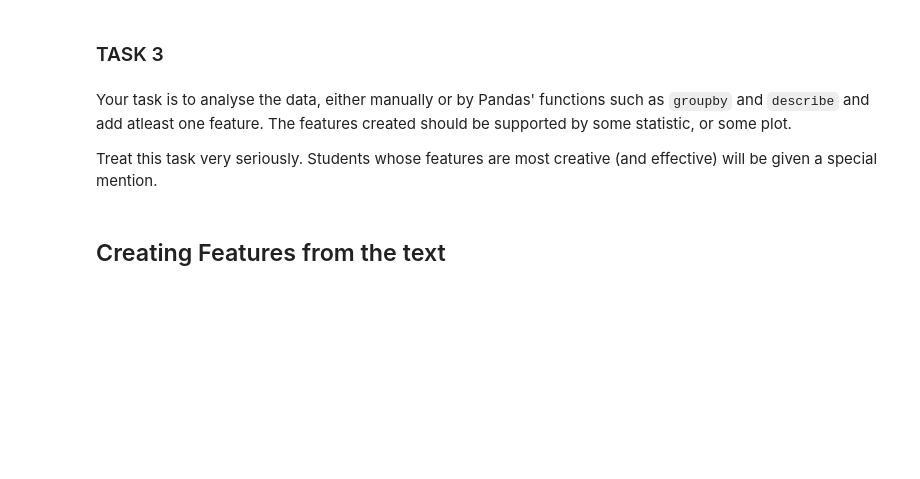
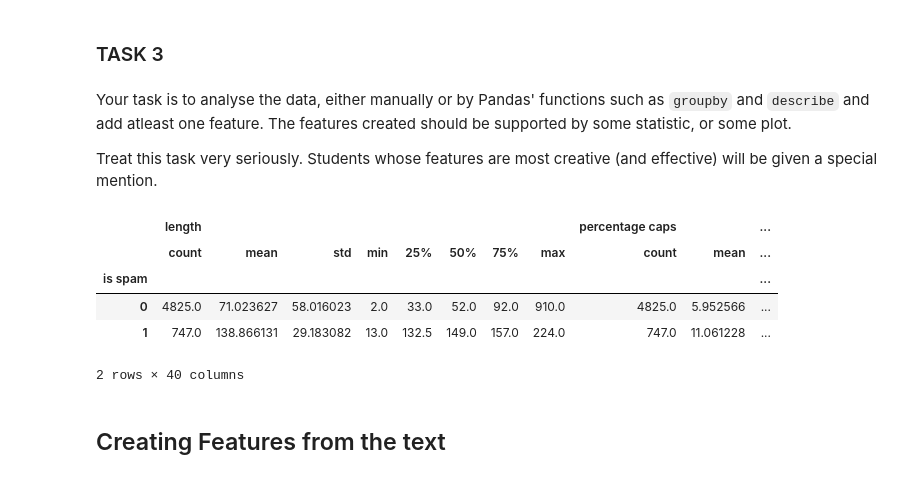
Before and after one commit to COPS-IITBHU/mlss18-assignment2, a Jupyter notebook: Assignment 2.ipynb, the cells around one changed output. Drawn from its saved outputs; the diff is of its cells as text; code cells hidden in the pictures; blank space fills up the shorter version.

```diff
--- a/Assignment 2.ipynb
+++ b/Assignment 2.ipynb
@@ -276,9 +277,16 @@ Your task is to analyse the data, either manually or by Pandas' functions such a
 Treat this task very seriously. Students whose features are most creative (and effective) will be given a special mention.
 # %%
 # YOUR CODE STARTS HERE
-
+df.groupby('is spam').describe()
 
 # YOUR CODE ENDS HERE
+# %% [output]
+|  | length |  |  |  |  |  |  |  | percentage caps |  | ... |
+|  | count | mean | std | min | 25% | 50% | 75% | max | count | mean | ... |
+| is spam |  |  |  |  |  |  |  |  |  |  | ... |
+| 0 | 4825.0 | 71.023627 | 58.016023 | 2.0 | 33.0 | 52.0 | 92.0 | 910.0 | 4825.0 | 5.952566 | ... |
+| 1 | 747.0 | 138.866131 | 29.183082 | 13.0 | 132.5 | 149.0 | 157.0 | 224.0 | 747.0 | 11.061228 | ... |
+2 rows × 40 columns
 # %% [markdown]
 ## Creating Features from the text
 # %% [markdown]
```
Also changed, not shown: parts of 24 cells of this notebook.
